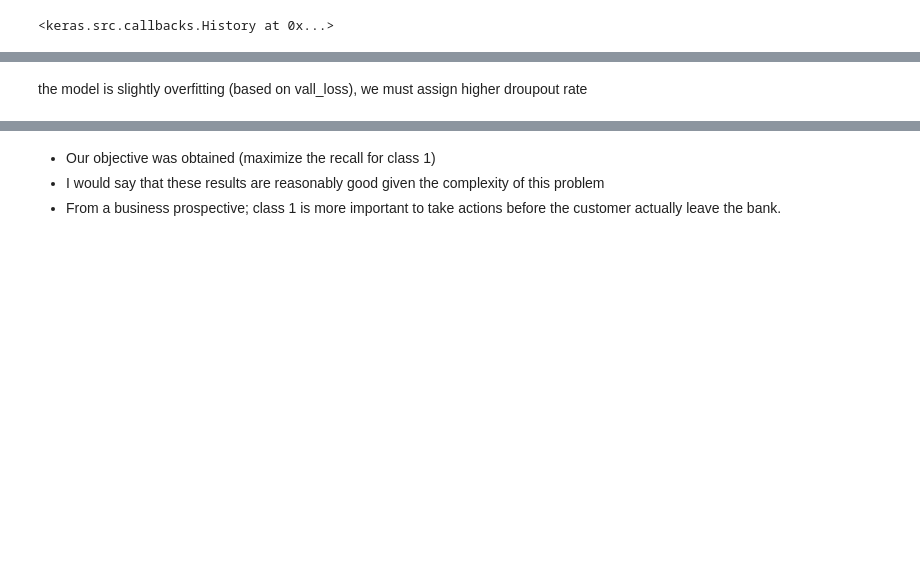
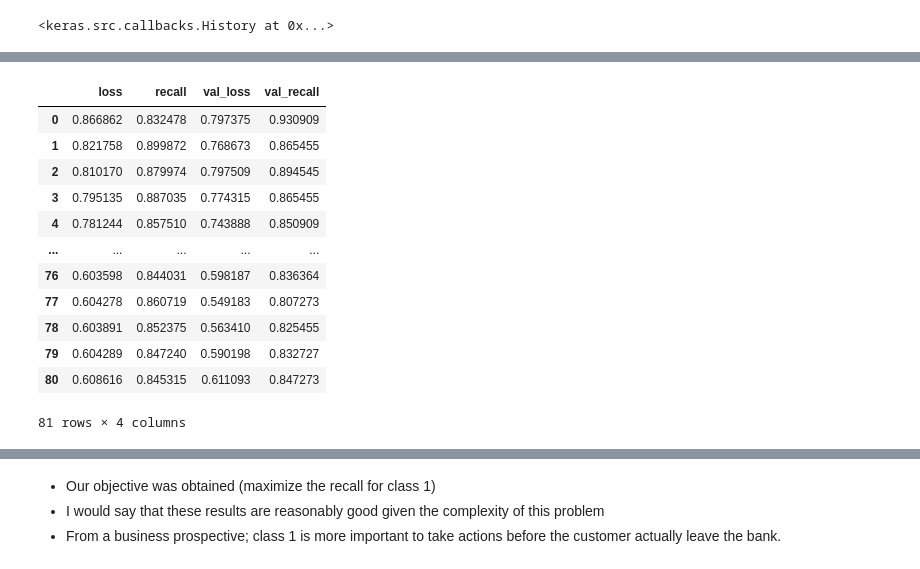
Before and after one commit to 0xArwa/churn-prediction-ann, a Jupyter notebook: Classification with ANN-Churn Prediction.ipynb, the cells around one changed output, grey strips where cells are left out. Cells and saved outputs as stored; diff of their text form; code cells hidden in the pictures; blank space fills up the shorter version.

Commit message:
save final model

```diff
--- a/Classification with ANN-Churn Prediction.ipynb
+++ b/Classification with ANN-Churn Prediction.ipynb
@@ -1102,2 +1102,16 @@ acc.plot();
-# %% [markdown]
-the model is slightly overfitting (based on vall_loss), we must assign higher droupout rate
+# %%
+acc
+# %% [output]
+|  | loss | recall | val_loss | val_recall |
+| 0 | 0.866862 | 0.832478 | 0.797375 | 0.930909 |
+| 1 | 0.821758 | 0.899872 | 0.768673 | 0.865455 |
+| 2 | 0.810170 | 0.879974 | 0.797509 | 0.894545 |
+| 3 | 0.795135 | 0.887035 | 0.774315 | 0.865455 |
+| 4 | 0.781244 | 0.857510 | 0.743888 | 0.850909 |
+| ... | ... | ... | ... | ... |
+| 76 | 0.603598 | 0.844031 | 0.598187 | 0.836364 |
+| 77 | 0.604278 | 0.860719 | 0.549183 | 0.807273 |
+| 78 | 0.603891 | 0.852375 | 0.563410 | 0.825455 |
+| 79 | 0.604289 | 0.847240 | 0.590198 | 0.832727 |
+| 80 | 0.608616 | 0.845315 | 0.611093 | 0.847273 |
+81 rows × 4 columns
```
Also changed, not shown: parts of 29 cells of this notebook.
